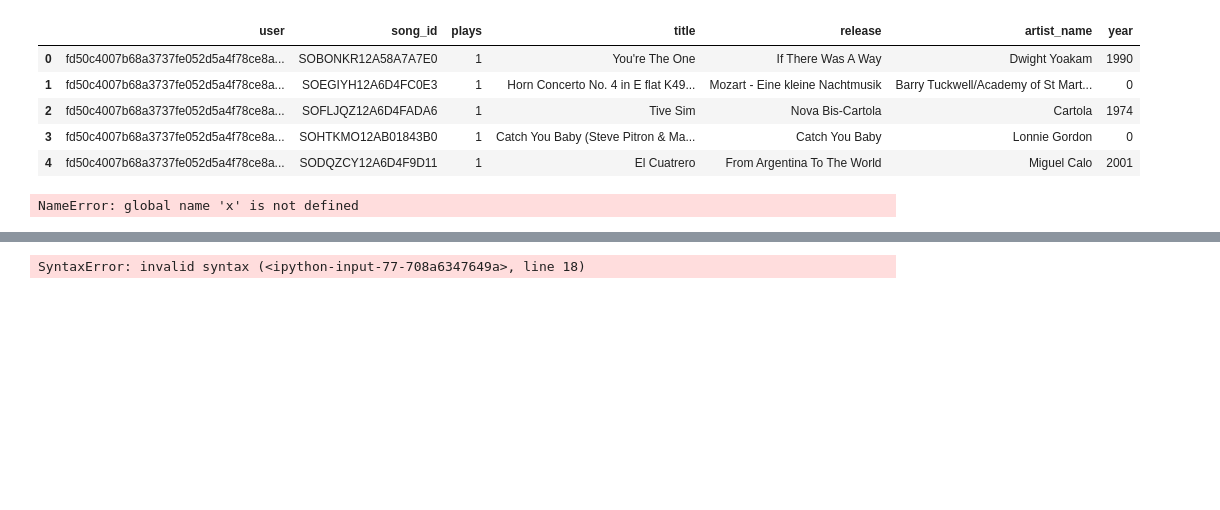
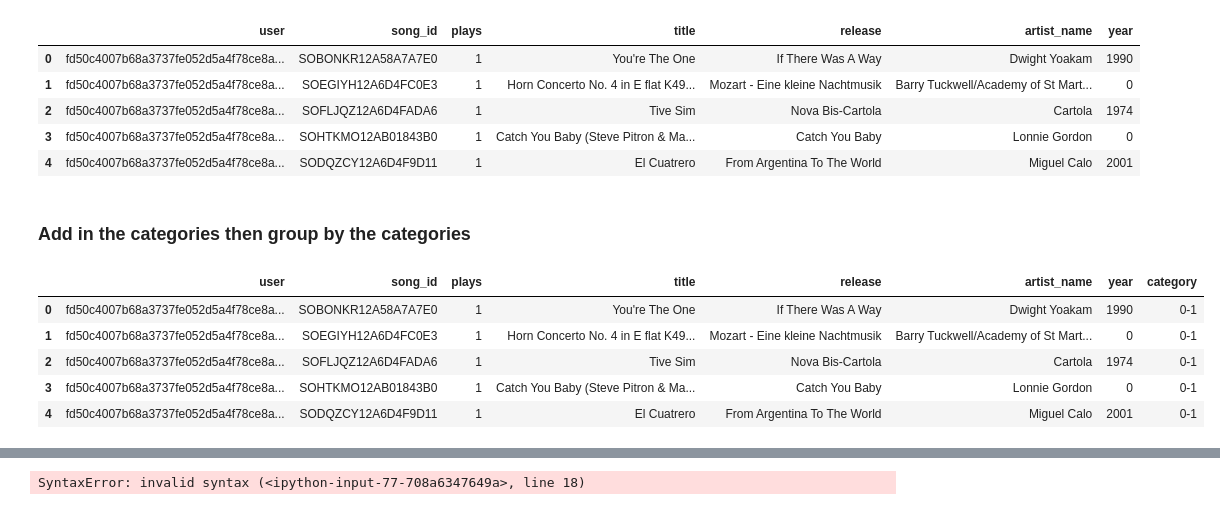
Before and after one commit to kjprice/SMU-data-mining, a Jupyter notebook: python_notebooks/DataMiningProj3_TuriSongData.ipynb, the cells around one changed output, grey strips where cells are left out. Drawn from its saved outputs; the diff is of its cells as text; code cells hidden in the pictures; blank space fills up the shorter version.

```diff
--- a/python_notebooks/DataMiningProj3_TuriSongData.ipynb
+++ b/python_notebooks/DataMiningProj3_TuriSongData.ipynb
@@ -104,6 +104,8 @@ new_df.head()
 | 2 | fd50c4007b68a3737fe052d5a4f78ce8a... | SOFLJQZ12A6D4FADA6 | 1 | Tive Sim | Nova Bis-Cartola | Cartola | 1974 |
 | 3 | fd50c4007b68a3737fe052d5a4f78ce8a... | SOHTKMO12AB01843B0 | 1 | Catch You Baby (Steve Pitron & Ma... | Catch You Baby | Lonnie Gordon | 0 |
 | 4 | fd50c4007b68a3737fe052d5a4f78ce8a... | SODQZCY12A6D4F9D11 | 1 | El Cuatrero | From Argentina To The World | Miguel Calo | 2001 |
+# %% [markdown]
+### Add in the categories then group by the categories
 # %%
 import numpy as np
 import pandas as pd
@@ -121,4 +129,13 @@ def func():
-# %%
-cat_df = new_df.plays.apply(func)
-# %% [output]
-NameError: global name 'x' is not defined
+# %%
+#Apply the category function
+new_df['category'] = new_df.apply(f, axis=1)
+
+#Confirm the new category added
+new_df.head()
+# %% [output]
+|  | user | song_id | plays | title | release | artist_name | year | category |
+| 0 | fd50c4007b68a3737fe052d5a4f78ce8a... | SOBONKR12A58A7A7E0 | 1 | You're The One | If There Was A Way | Dwight Yoakam | 1990 | 0-1 |
+| 1 | fd50c4007b68a3737fe052d5a4f78ce8a... | SOEGIYH12A6D4FC0E3 | 1 | Horn Concerto No. 4 in E flat K49... | Mozart - Eine kleine Nachtmusik | Barry Tuckwell/Academy of St Mart... | 0 | 0-1 |
+| 2 | fd50c4007b68a3737fe052d5a4f78ce8a... | SOFLJQZ12A6D4FADA6 | 1 | Tive Sim | Nova Bis-Cartola | Cartola | 1974 | 0-1 |
+| 3 | fd50c4007b68a3737fe052d5a4f78ce8a... | SOHTKMO12AB01843B0 | 1 | Catch You Baby (Steve Pitron & Ma... | Catch You Baby | Lonnie Gordon | 0 | 0-1 |
+| 4 | fd50c4007b68a3737fe052d5a4f78ce8a... | SODQZCY12A6D4F9D11 | 1 | El Cuatrero | From Argentina To The World | Miguel Calo | 2001 | 0-1 |
```
Also changed, not shown: parts of 5 cells of this notebook.
